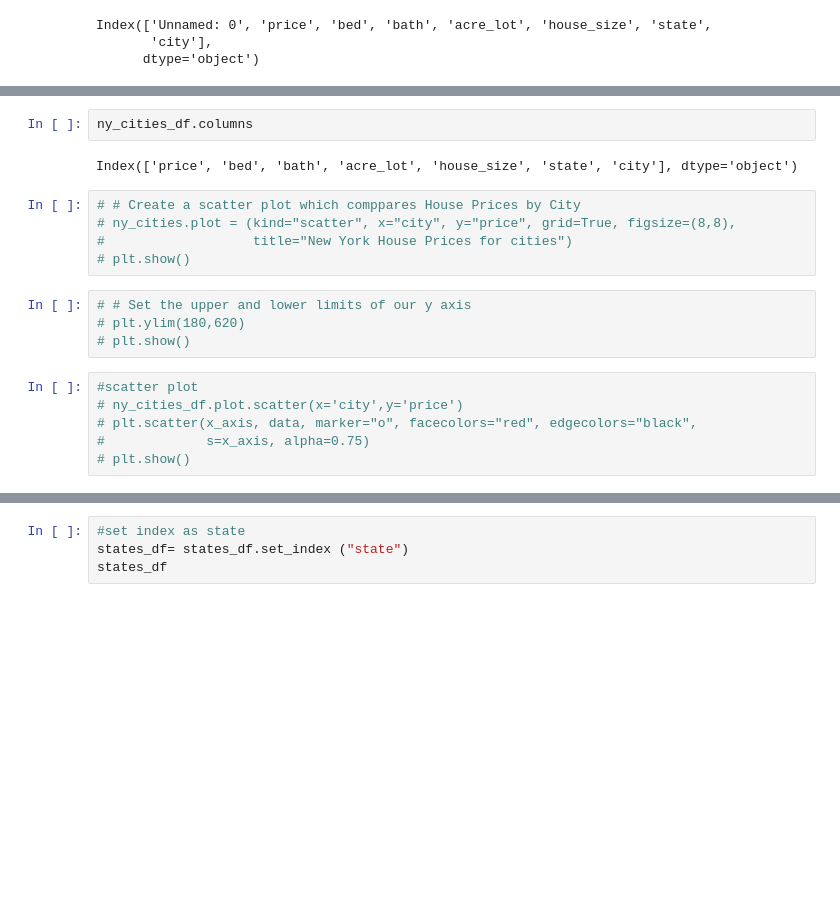
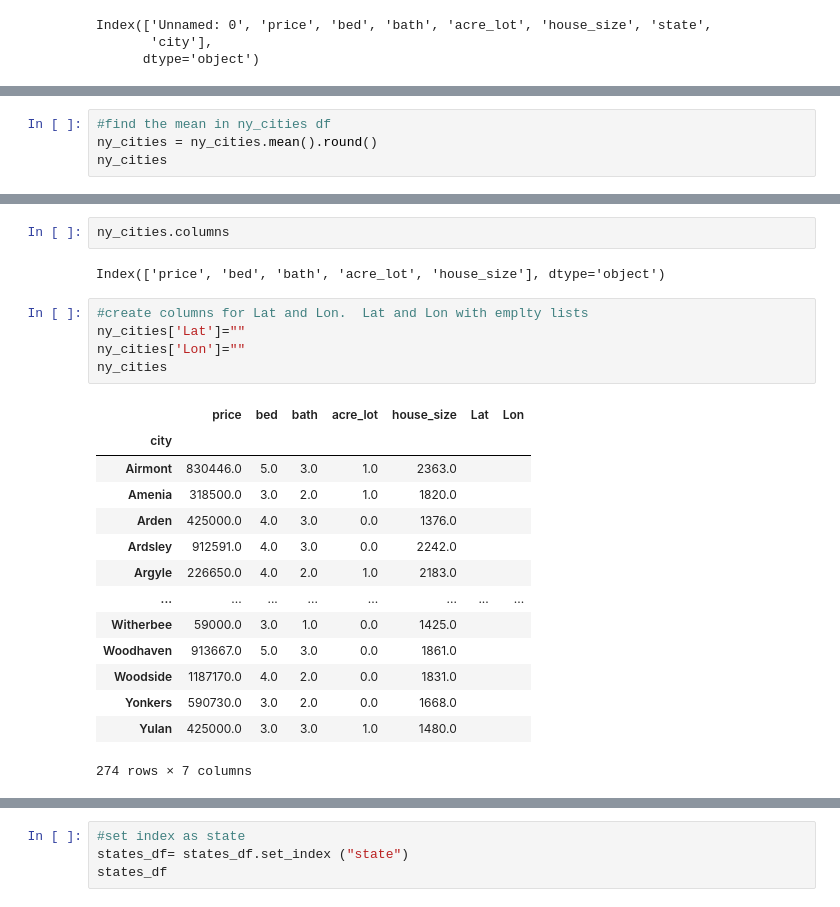
Before and after one commit to NMcHale029/BC-Project-1, a Jupyter notebook: cites.ipynb, the cells around one changed output, grey strips where cells are left out. Drawn from its saved outputs; the diff is of its cells as text; blank space fills up the shorter version.

```diff
--- a/cites.ipynb
+++ b/cites.ipynb
@@ -148,0 +123,4 @@ ny_cities.count()
+# %%
+#find the mean in ny_cities df
+ny_cities = ny_cities.mean().round()
+ny_cities
@@ -149,19 +142,24 @@ ny_cities.count()
 # %%
-ny_cities_df.columns
+ny_cities.columns
 # %% [output]
-Index(['price', 'bed', 'bath', 'acre_lot', 'house_size', 'state', 'city'], dtype='object')
+Index(['price', 'bed', 'bath', 'acre_lot', 'house_size'], dtype='object')
-# %%
-# # Create a scatter plot which comppares House Prices by City
-# ny_cities.plot = (kind="scatter", x="city", y="price", grid=True, figsize=(8,8),
-#                   title="New York House Prices for cities")
-# plt.show()
-# %%
-# # Set the upper and lower limits of our y axis
-# plt.ylim(180,620)
-# plt.show()
-# %%
-#scatter plot
-# ny_cities_df.plot.scatter(x='city',y='price')
-# plt.scatter(x_axis, data, marker="o", facecolors="red", edgecolors="black",
-#             s=x_axis, alpha=0.75)
-# plt.show()
+# %%
+#create columns for Lat and Lon.  Lat and Lon with emplty lists
+ny_cities['Lat']=""
+ny_cities['Lon']=""
+ny_cities
+# %% [output]
+|  | price | bed | bath | acre_lot | house_size | Lat | Lon |
+| city |  |  |  |  |  |  |  |
+| Airmont | 830446.0 | 5.0 | 3.0 | 1.0 | 2363.0 |  |  |
+| Amenia | 318500.0 | 3.0 | 2.0 | 1.0 | 1820.0 |  |  |
+| Arden | 425000.0 | 4.0 | 3.0 | 0.0 | 1376.0 |  |  |
+| Ardsley | 912591.0 | 4.0 | 3.0 | 0.0 | 2242.0 |  |  |
+| Argyle | 226650.0 | 4.0 | 2.0 | 1.0 | 2183.0 |  |  |
+| ... | ... | ... | ... | ... | ... | ... | ... |
+| Witherbee | 59000.0 | 3.0 | 1.0 | 0.0 | 1425.0 |  |  |
+| Woodhaven | 913667.0 | 5.0 | 3.0 | 0.0 | 1861.0 |  |  |
+| Woodside | 1187170.0 | 4.0 | 2.0 | 0.0 | 1831.0 |  |  |
+| Yonkers | 590730.0 | 3.0 | 2.0 | 0.0 | 1668.0 |  |  |
+| Yulan | 425000.0 | 3.0 | 3.0 | 1.0 | 1480.0 |  |  |
+274 rows × 7 columns
```
Also changed, not shown: parts of 14 cells of this notebook.
